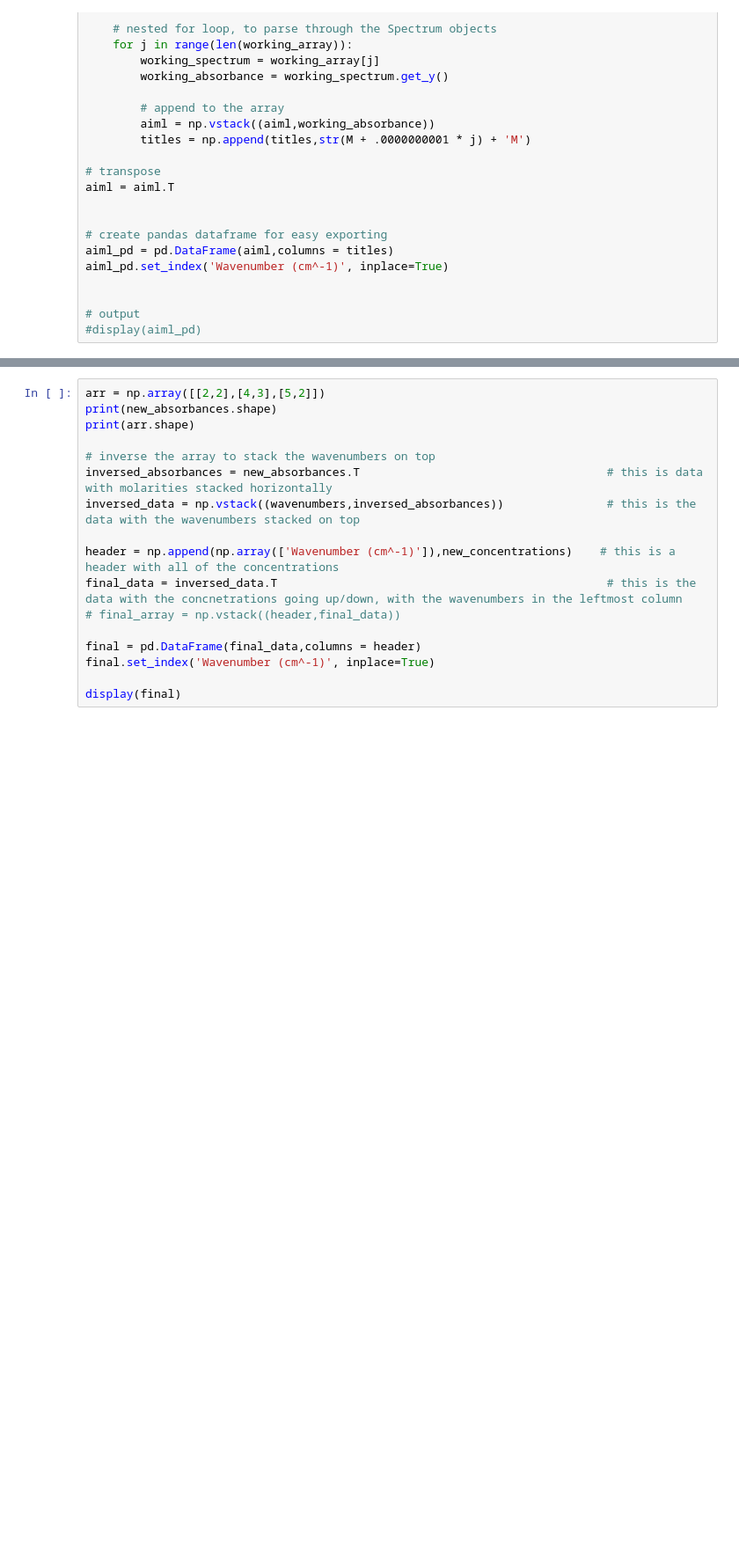
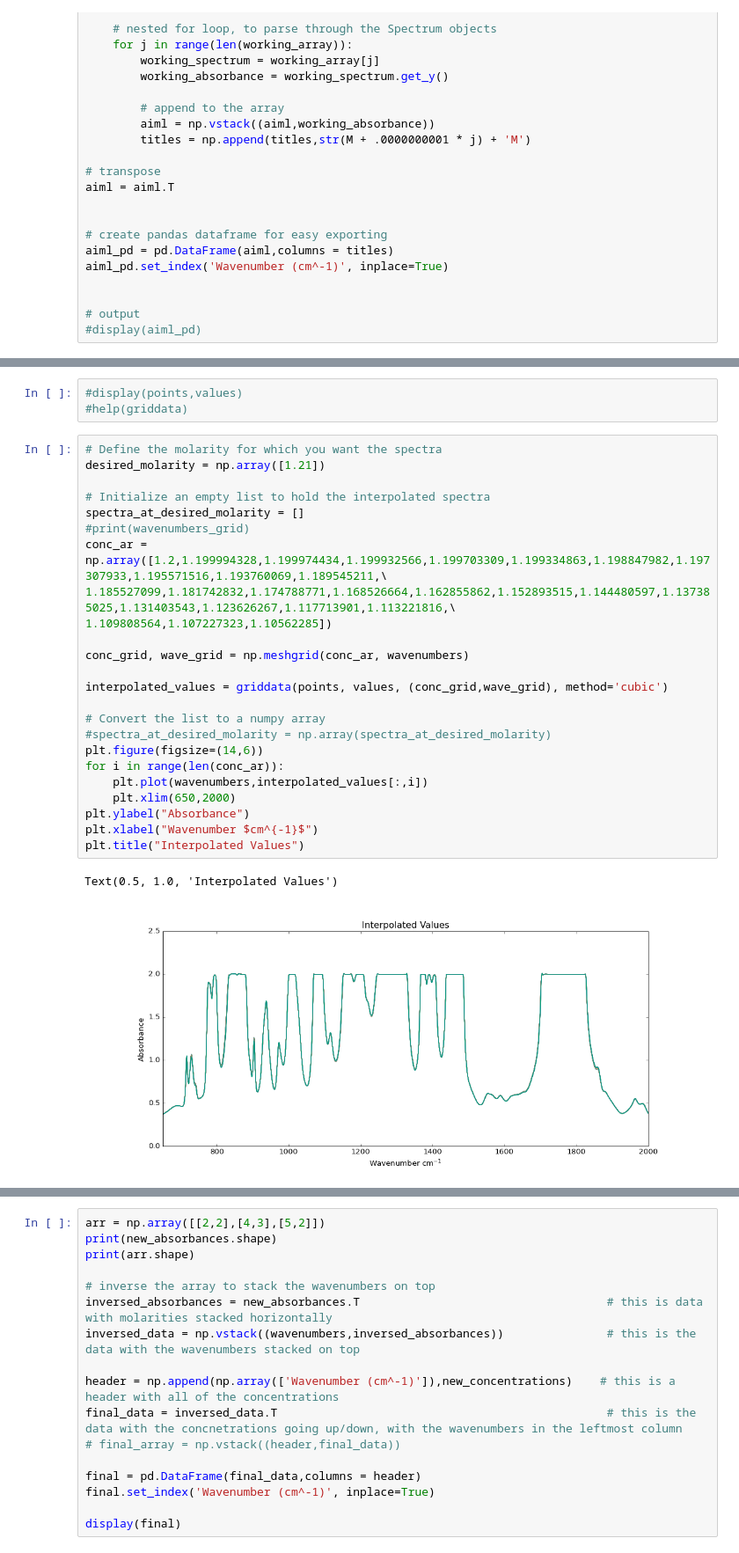
Before and after one commit to MODESBYU/MODES, a Jupyter notebook: Battery Data/Li-Li Symmetric Cell/Diagnostics/Mass_importation.ipynb, the cells around one changed output, grey strips where cells are left out. Shown at 88% size. Drawn from its saved outputs; the diff is of its cells as text; blank space fills up the shorter version.

```diff
--- a/Battery Data/Li-Li Symmetric Cell/Diagnostics/Mass_importation.ipynb
+++ b/Battery Data/Li-Li Symmetric Cell/Diagnostics/Mass_importation.ipynb
@@ -179,0 +185,30 @@ plt.title("Interpolated Values from Lydia's Data")
+# %%
+#display(points,values)
+#help(griddata)
+# %%
+# Define the molarity for which you want the spectra
+desired_molarity = np.array([1.21])
+
+# Initialize an empty list to hold the interpolated spectra
+spectra_at_desired_molarity = []
+#print(wavenumbers_grid)
+conc_ar = np.array([1.2,1.199994328,1.199974434,1.199932566,1.199703309,1.199334863,1.198847982,1.197307933,1.195571516,1.193760069,1.189545211,\
+1.185527099,1.181742832,1.174788771,1.168526664,1.162855862,1.152893515,1.144480597,1.137385025,1.131403543,1.123626267,1.117713901,1.113221816,\
+1.109808564,1.107227323,1.10562285])
+
+conc_grid, wave_grid = np.meshgrid(conc_ar, wavenumbers)
+
+interpolated_values = griddata(points, values, (conc_grid,wave_grid), method='cubic')
+
+# Convert the list to a numpy array
+#spectra_at_desired_molarity = np.array(spectra_at_desired_molarity)
+plt.figure(figsize=(14,6))
+for i in range(len(conc_ar)):
+    plt.plot(wavenumbers,interpolated_values[:,i])
+    plt.xlim(650,2000)
+plt.ylabel("Absorbance")
+plt.xlabel("Wavenumber $cm^{-1}$")
+plt.title("Interpolated Values")
+# %% [output]
+Text(0.5, 1.0, 'Interpolated Values')
+[figure, added]
```
Also changed, not shown: parts of 7 cells of this notebook, 1 other file.
